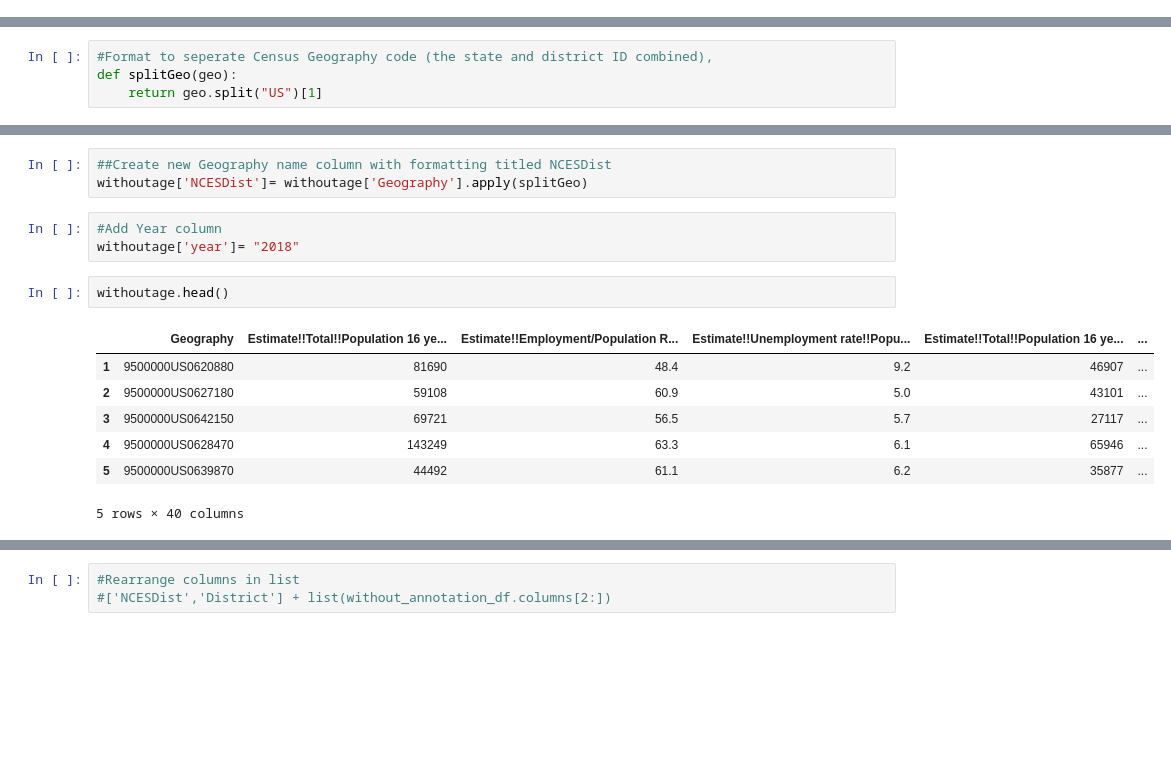
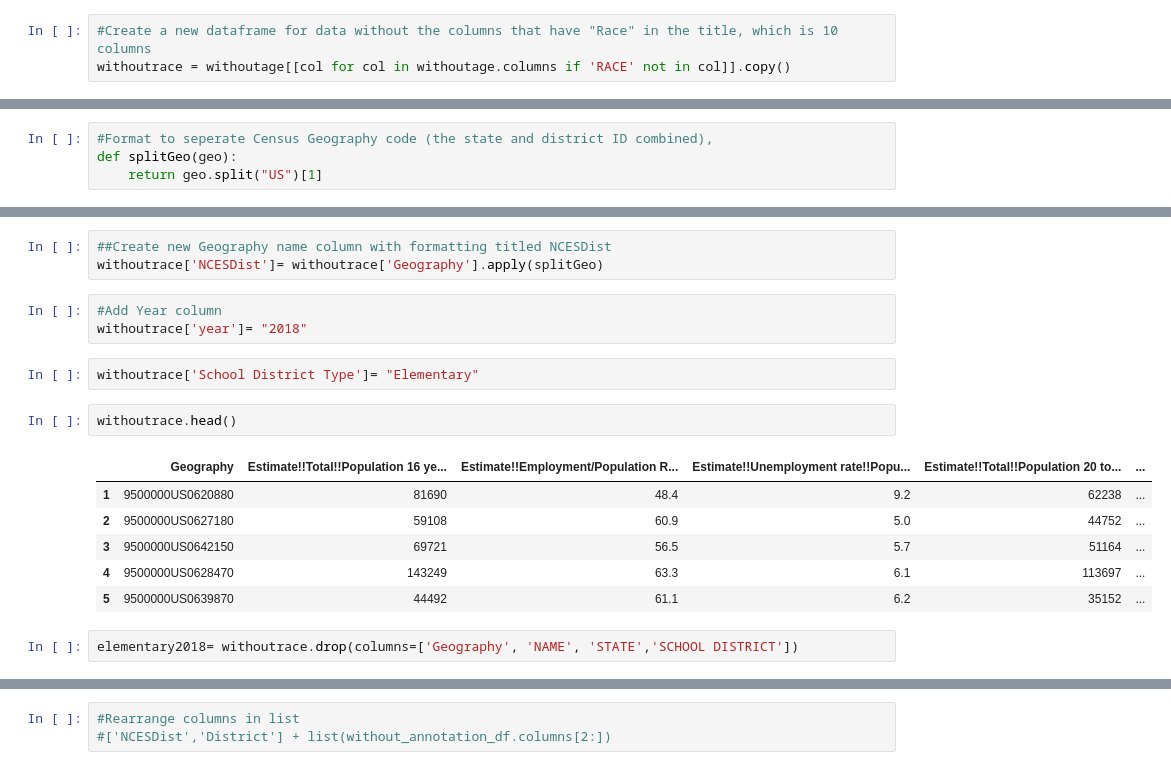
Before and after one commit to seidyp/ca-school-enrollment-trend, a Jupyter notebook: Census Employment- Elementary 2018.ipynb, the cells around one changed output, grey strips where cells are left out. Cells and saved outputs as stored; diff of their text form; blank space fills up the shorter version.

```diff
--- a/Census Employment- Elementary 2018.ipynb
+++ b/Census Employment- Elementary 2018.ipynb
@@ -208,2 +211,5 @@ withoutage
+# %%
+#Create a new dataframe for data without the columns that have "Race" in the title, which is 10 columns
+withoutrace = withoutage[[col for col in withoutage.columns if 'RACE' not in col]].copy()
 # %%
 #Format to rename School District Name
@@ -271,17 +259,20 @@ withoutage['Geography'].apply(splitGeo)
 Name: Geography, dtype: object
 # %%
 ##Create new Geography name column with formatting titled NCESDist
-withoutage['NCESDist']= withoutage['Geography'].apply(splitGeo)
+withoutrace['NCESDist']= withoutrace['Geography'].apply(splitGeo)
 # %%
 #Add Year column
-withoutage['year']= "2018"
+withoutrace['year']= "2018"
+# %%
+withoutrace['School District Type']= "Elementary"
 # %%
-withoutage.head()
+withoutrace.head()
 # %% [output]
-|  | Geography | Estimate!!Total!!Population 16 ye... | Estimate!!Employment/Population R... | Estimate!!Unemployment rate!!Popu... | Estimate!!Total!!Population 16 ye... | ... |
-| 1 | 9500000US0620880 | 81690 | 48.4 | 9.2 | 46907 | ... |
-| 2 | 9500000US0627180 | 59108 | 60.9 | 5.0 | 43101 | ... |
-| 3 | 9500000US0642150 | 69721 | 56.5 | 5.7 | 27117 | ... |
-| 4 | 9500000US0628470 | 143249 | 63.3 | 6.1 | 65946 | ... |
-| 5 | 9500000US0639870 | 44492 | 61.1 | 6.2 | 35877 | ... |
+|  | Geography | Estimate!!Total!!Population 16 ye... | Estimate!!Employment/Population R... | Estimate!!Unemployment rate!!Popu... | Estimate!!Total!!Population 20 to... | ... |
+| 1 | 9500000US0620880 | 81690 | 48.4 | 9.2 | 62238 | ... |
+| 2 | 9500000US0627180 | 59108 | 60.9 | 5.0 | 44752 | ... |
+| 3 | 9500000US0642150 | 69721 | 56.5 | 5.7 | 51164 | ... |
+| 4 | 9500000US0628470 | 143249 | 63.3 | 6.1 | 113697 | ... |
+| 5 | 9500000US0639870 | 44492 | 61.1 | 6.2 | 35152 | ... |
-5 rows × 40 columns
+# %%
+elementary2018= withoutrace.drop(columns=['Geography', 'NAME', 'STATE','SCHOOL DISTRICT'])
```
Also changed, not shown: parts of 11 cells of this notebook, 30 other files.
